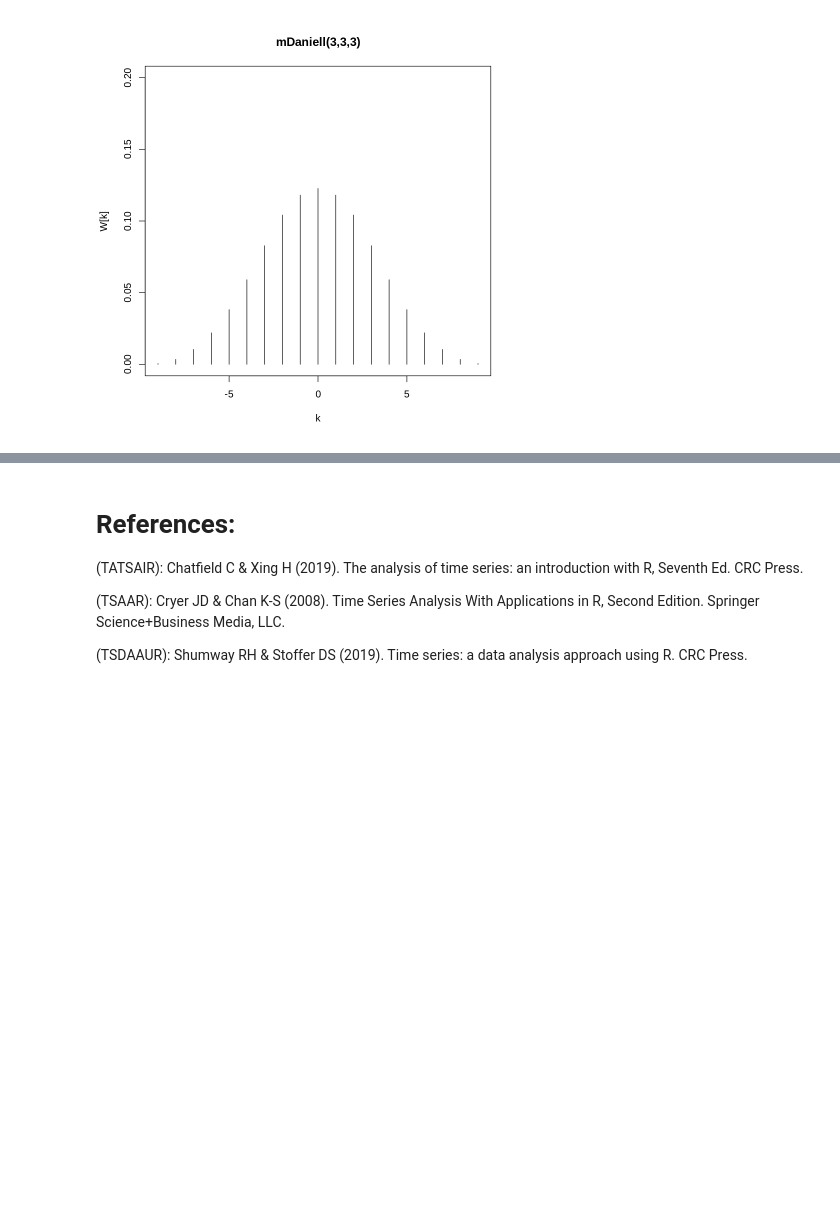
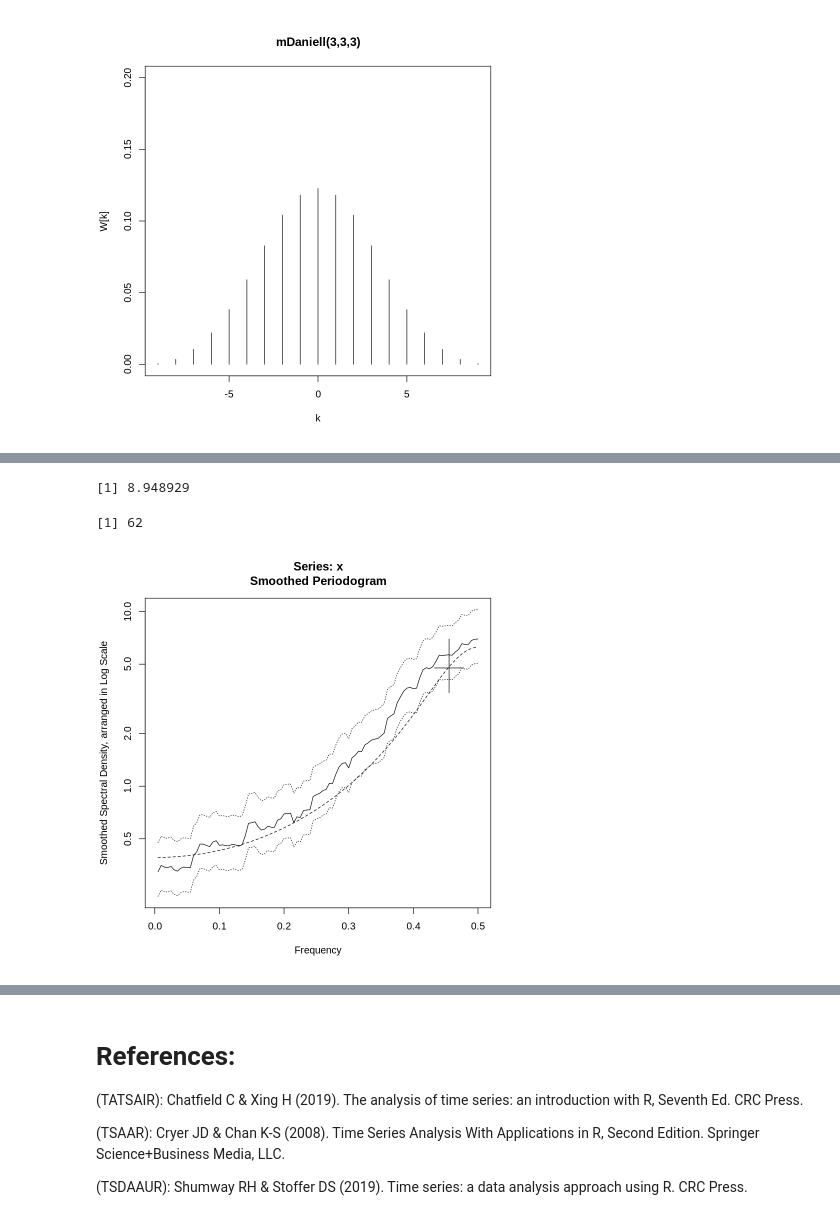
Before and after one commit to pacayton/Stat_268_Advanced_Time_Series_Analysis, a Jupyter notebook: Stat_268_Week_3_4_Freq_Domain_Spectral_Analysis.ipynb, the cells around one changed output, grey strips where cells are left out. Saved outputs shown, nothing was run; the diff lists cells and outputs as text; code cells hidden in the pictures; blank space fills up the shorter version.

```diff
--- a/Stat_268_Week_3_4_Freq_Domain_Spectral_Analysis.ipynb
+++ b/Stat_268_Week_3_4_Freq_Domain_Spectral_Analysis.ipynb
@@ -1061,0 +1091,31 @@ which means that for large sample sizes, i.e., $n \rightarrow \infty$, bias can
+# %%
+## Setup for Examples
+
+set.seed(271435)
+n <-200
+phi <- -0.6
+
+k <- kernel('daniell',m=15)
+
+## Example Bandwidth
+
+bandwidth.kernel(k)
+## = 8.95, which means a radius of about 9 Fourier frequencies are affected by the spectral window.
+
+## Example Degree of Freedom of the Spectral Window
+
+df.kernel(k)
+## = 62, which is close to symmetric as the degree of freedom is very large.
+## chi^2 with df = v --> N(v, 2v)
+
+## Example Confidence Interval for the Smoothed Spectral Density in Log Transform
+
+y <- arima.sim(model=list(ar=phi),n=n) ## Simulated AR
+
+sp <- TSA::spec(y,kernel=k,sub='',xlab='Frequency', ylab='Smoothed Spectral Density, arranged in Log Scale', ci.plot=T,ci.col=TRUE)
+## Spectral Density, arranged in logarithmic scale
+lines(sp$freq,ARMAspec(model=list(ar=phi),sp$freq,plot=F)$spec, lty='dashed')
+# %% [output]
+[1] 8.948929
+[1] 62
+[figure, added]
```
Also changed, not shown: parts of 51 cells of this notebook.
